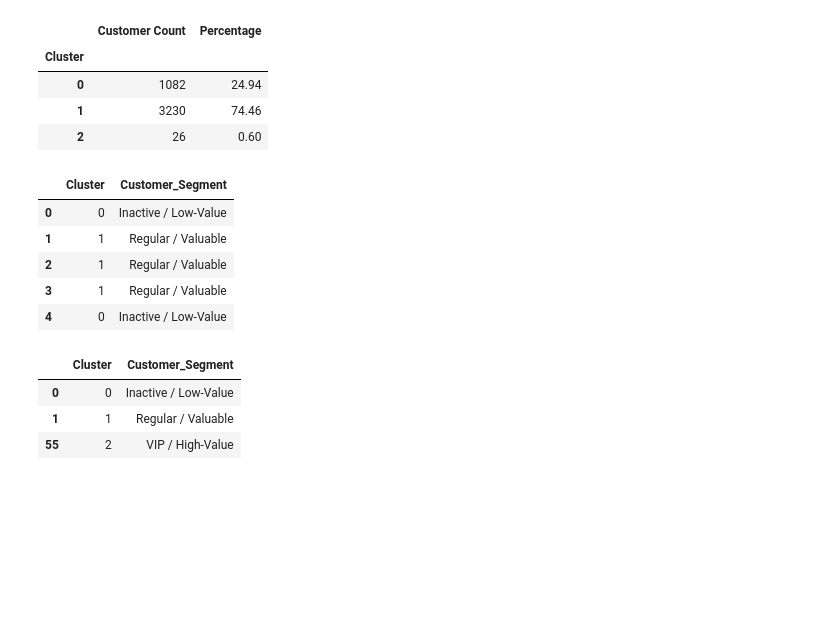
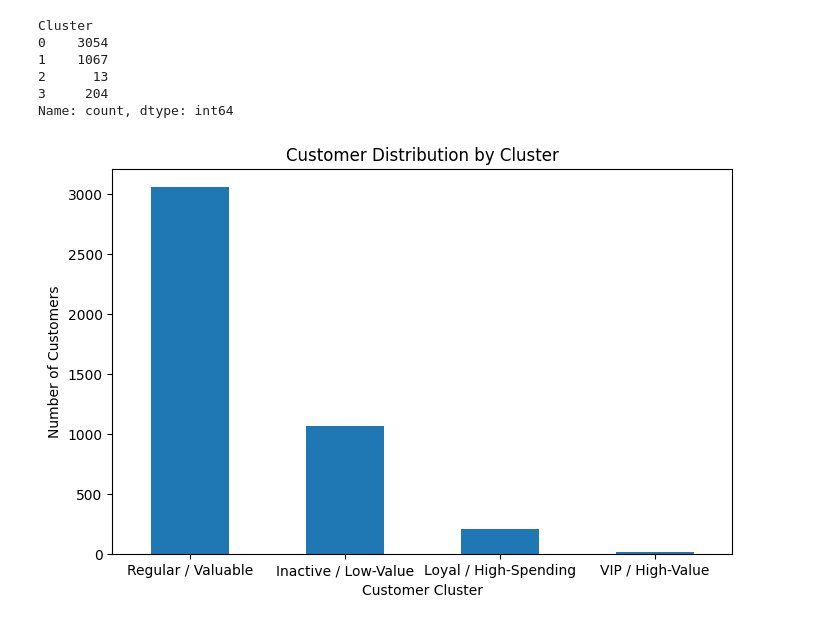
Before and after one commit to faisaltechai/Retail-Pulse, a Jupyter notebook: notebooks/05_customer_segmentation.ipynb, the cells around one changed output. Saved outputs shown, nothing was run; the diff lists cells and outputs as text; code cells hidden in the pictures; blank space fills up the shorter version.

```diff
--- a/notebooks/05_customer_segmentation.ipynb
+++ b/notebooks/05_customer_segmentation.ipynb
@@ -160,44 +85,15 @@ Name: count, dtype: int64
-# %%
-cluster_counts = df['Cluster'].value_counts().sort_index()
-
-cluster_percentage = (
-    cluster_counts / len(df) * 100
-).round(2)
-
-cluster_overview = pd.DataFrame({
-    'Customer Count': cluster_counts,
-    'Percentage': cluster_percentage
-})
-
-cluster_overview
-# %% [output]
-|  | Customer Count | Percentage |
-| Cluster |  |  |
-| 0 | 1082 | 24.94 |
-| 1 | 3230 | 74.46 |
-| 2 | 26 | 0.60 |
-# %%
-cluster_names = {
-    0: 'Inactive / Low-Value',
-    1: 'Regular / Valuable',
-    2: 'VIP / High-Value'
-}
-
-df['Customer_Segment'] = df['Cluster'].map(cluster_names)
-
-df[['Cluster', 'Customer_Segment']].head()
-# %% [output]
-|  | Cluster | Customer_Segment |
-| 0 | 0 | Inactive / Low-Value |
-| 1 | 1 | Regular / Valuable |
-| 2 | 1 | Regular / Valuable |
-| 3 | 1 | Regular / Valuable |
-| 4 | 0 | Inactive / Low-Value |
-# %%
-df[['Cluster', 'Customer_Segment']].drop_duplicates().sort_values('Cluster')
-# %% [output]
-|  | Cluster | Customer_Segment |
-| 0 | 0 | Inactive / Low-Value |
-| 1 | 1 | Regular / Valuable |
-| 55 | 2 | VIP / High-Value |
+# %%
+kmeans = KMeans(n_clusters=4, random_state=42, n_init=10)
+
+df['Cluster'] = kmeans.fit_predict(scaled_features)
+
+
+print(df['Cluster'].value_counts().sort_index())
+# %% [output]
+Cluster
+0    3054
+1    1067
+2      13
+3     204
+Name: count, dtype: int64
 # %%
@@ -207,0 +101,10 @@ df.to_csv(
+# %%
+df['Cluster_Name'].value_counts().plot(kind='bar',figsize=(8, 5))
+
+plt.title('Customer Distribution by Cluster')
+plt.xlabel('Customer Cluster')
+plt.ylabel('Number of Customers')
+plt.xticks(rotation=0)
+plt.show()
+# %% [output]
+[figure, added]
```
Also changed, not shown: parts of 17 cells of this notebook, 13 other files.
